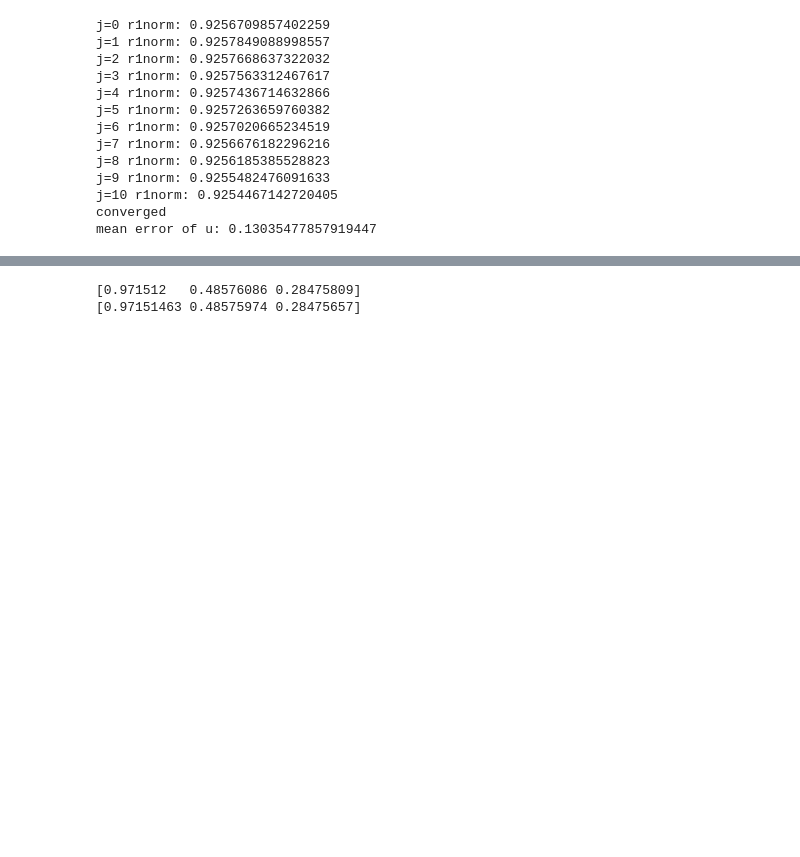
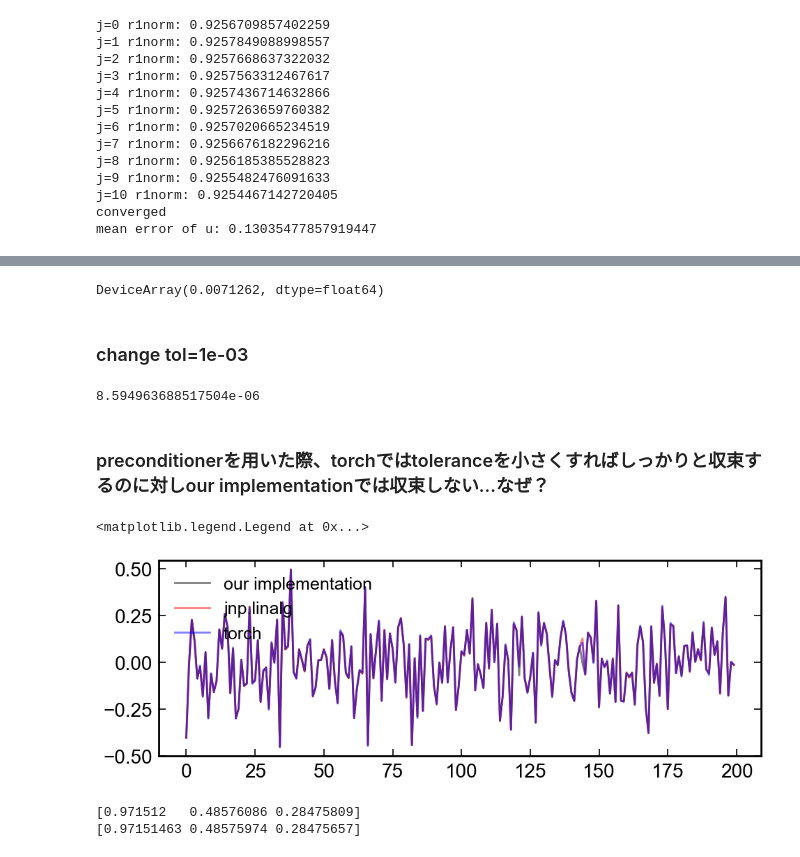
Before and after one commit to ogaken1104/duplication_bbmm, a Jupyter notebook: test.ipynb, the cells around one changed output, grey strips where cells are left out. Saved outputs shown, nothing was run; the diff lists cells and outputs as text; code cells hidden in the pictures; blank space fills up the shorter version.

```diff
--- a/test.ipynb
+++ b/test.ipynb
@@ -268,0 +423,11 @@ test_u_pcg(K, y, rank=rank, noise=noise)
+# %%
+K_linear_op = linear_operator.to_linear_operator(K_torch)
+diag_tensor = torch.ones(N, dtype=torch.float64)*noise
+diag_linear_op = DiagLinearOperator(diag_tensor)
+added_diag = AddedDiagLinearOperator(K_linear_op, diag_linear_op)
+# %%
+Kinvy_torch = added_diag.solve(y_torch)
+Kinvy_linalg = jnp.linalg.solve(K, y)
+# %%
+preconditioner = precond.Preconditioner(K, rank, noise)
+Kinvy = cg.cg_bbmm(K, y, preconditioner=preconditioner, print_process=True, max_iter_cg=max_iter_cg, tolerance=1)
@@ -268,0 +451,13 @@ test_u_pcg(K, y, rank=rank, noise=noise)
+# %%
+rel_error(Kinvy_linalg, Kinvy)
+# %% [output]
+DeviceArray(0.0071262, dtype=float64)
+# %% [markdown]
+### change tol=1e-03
+# %%
+linear_operator.settings.cg_tolerance._set_value(1e-05)
+Kinvy_torch = added_diag.solve(y_torch)
+print(rel_error(Kinvy_linalg, Kinvy_torch.numpy()))
+linear_operator.settings.cg_tolerance._set_value(1)
+# %% [output]
+8.594963688517504e-06
@@ -269,3 +467,15 @@ test_u_pcg(K, y, rank=rank, noise=noise)
+# %% [markdown]
+### preconditionerを用いた際、torchではtoleranceを小さくすればしっかりと収束するのに対しour implementationでは収束しない...なぜ？
+# %%
+num=200
+fig, ax = plt.subplots(figsize=(12, 4))
+ax.plot(Kinvy[:num], label='our implementation', alpha=0.5)
+ax.plot(Kinvy_linalg[:num], label='jnp.linalg', alpha=0.5)
+ax.plot(Kinvy_torch[:num], label='torch', alpha=0.5)
+plt.legend()
+# %% [output]
+<matplotlib.legend.Legend at 0x...>
+[figure, added]
 # %%
 A = jnp.array([
     [0.1, 0., 0.01],
```
Also changed, not shown: parts of 46 cells of this notebook, 2 other files.
